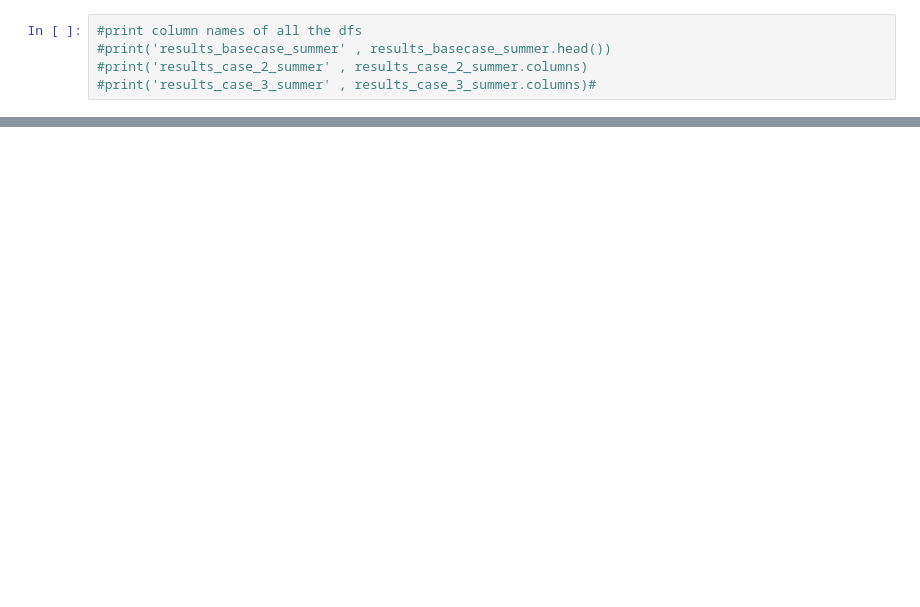
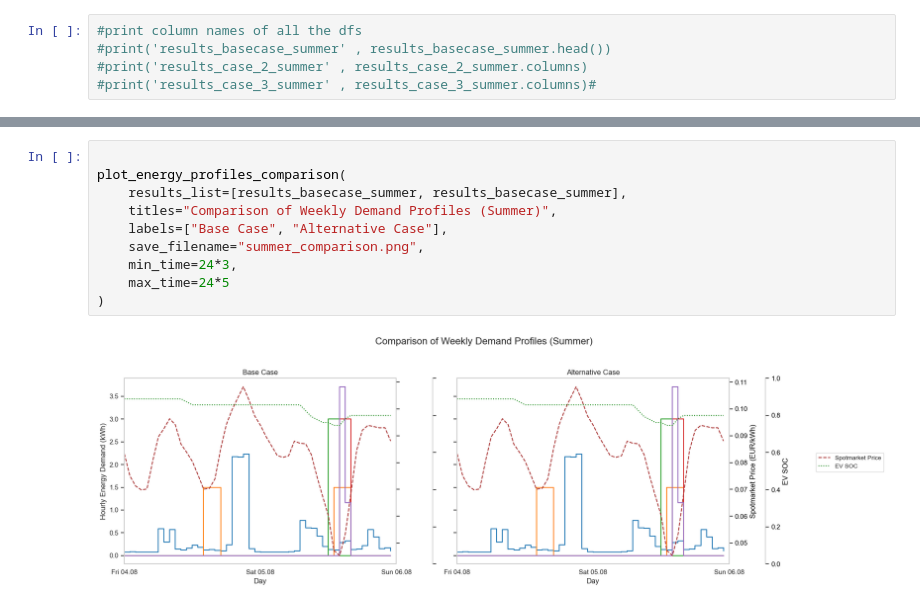
Before and after one commit to sewaelty/optimization_project, a Jupyter notebook: main/plots.ipynb, the cells around one changed output, grey strips where cells are left out. Cells and saved outputs as stored; diff of their text form; blank space fills up the shorter version.

```diff
--- a/main/plots.ipynb
+++ b/main/plots.ipynb
@@ -251,0 +287,12 @@ plot_energy_profile(
+# %%
+
+plot_energy_profiles_comparison(
+    results_list=[results_basecase_summer, results_basecase_summer],
+    titles="Comparison of Weekly Demand Profiles (Summer)",
+    labels=["Base Case", "Alternative Case"],
+    save_filename="summer_comparison.png",
+    min_time=24*3,
+    max_time=24*5
+)
+# %% [output]
+[figure, added]
```
Also changed, not shown: parts of 5 cells of this notebook, 3 other files.
